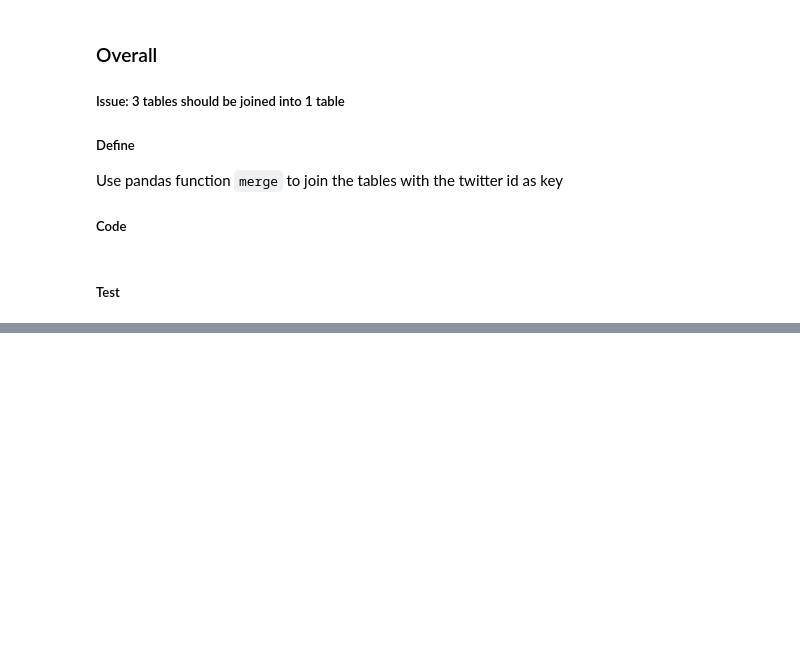
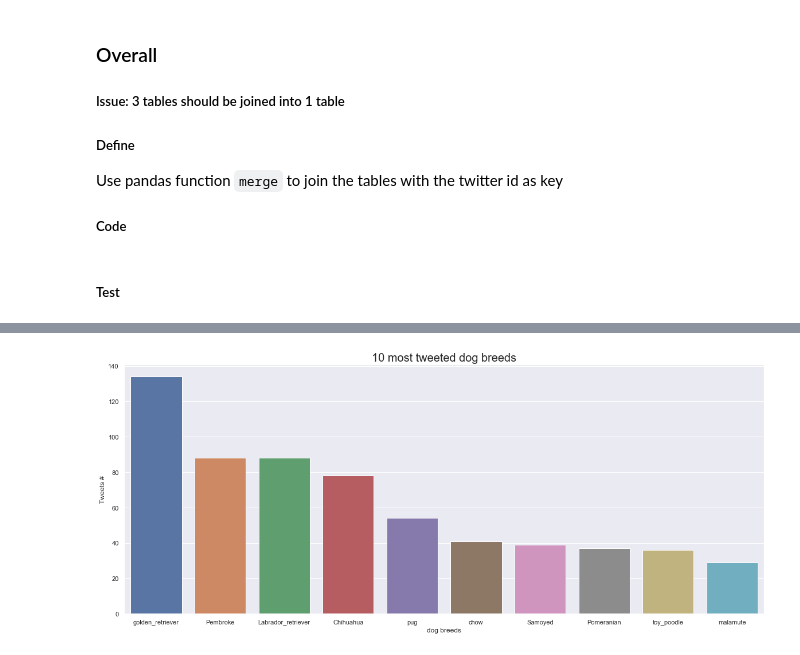
Before and after one commit to normannexo/we_rate_dogs_data_wrangling_project, a Jupyter notebook: wrangle_act.ipynb, the cells around one changed output, grey strips where cells are left out. Drawn from its saved outputs; the diff is of its cells as text; code cells hidden in the pictures; blank space fills up the shorter version.

```diff
--- a/wrangle_act.ipynb
+++ b/wrangle_act.ipynb
@@ -16,6 +16,10 @@ import requests
 import os
 import json
 import re
+import matplotlib.pyplot as plt
+import seaborn as sns
+%matplotlib inline
+sns.set()
 # use module dotenv to manage API keys and secrets
 %load_ext dotenv
 %dotenv
@@ -583,0 +533,4 @@ Name: favorite_count, Length: 1945, dtype: int64
+# %%
+# first loading the data from the clean masterfile
+df_archive_master = pd.read_csv('twitter_archive_master.csv')
+df_archive_master.sample(3)
@@ -583,0 +546,3 @@ Name: favorite_count, Length: 1945, dtype: int64
+# %%
+top_breeds = df_archive_master.p1.value_counts().head(10)
+top_breeds
@@ -583,0 +561,10 @@ Name: favorite_count, Length: 1945, dtype: int64
+# %%
+# visualization
+fig, ax = plt.subplots(1,1, figsize=(20,8))
+sns.barplot(top_breeds.index, top_breeds.values, label='Top 10 breeds on images')
+ax.set_title('10 most tweeted dog breeds', fontsize=20)
+ax.set_xlabel('dog breeds')
+ax.set_ylabel('Tweets #')
+fig.savefig('img/topbreeds.jpg')
+# %% [output]
+[figure, added]
```
Also changed, not shown: parts of 39 cells of this notebook, 3 other files.
